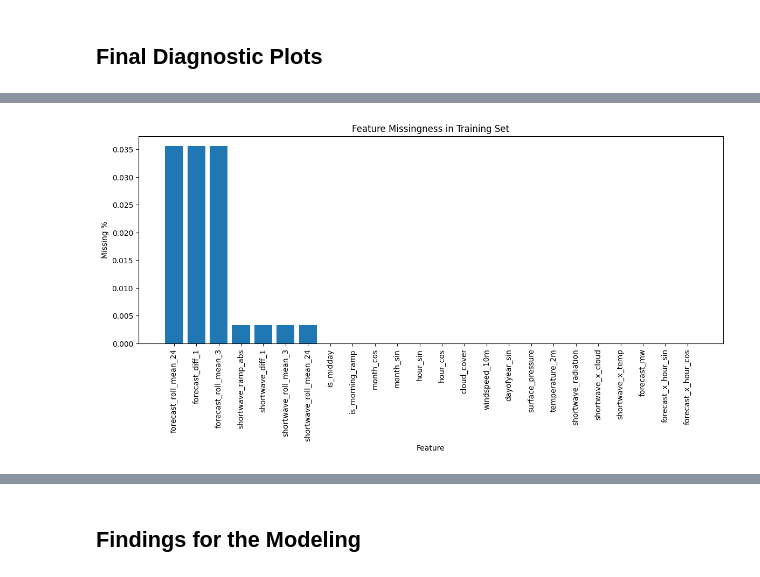
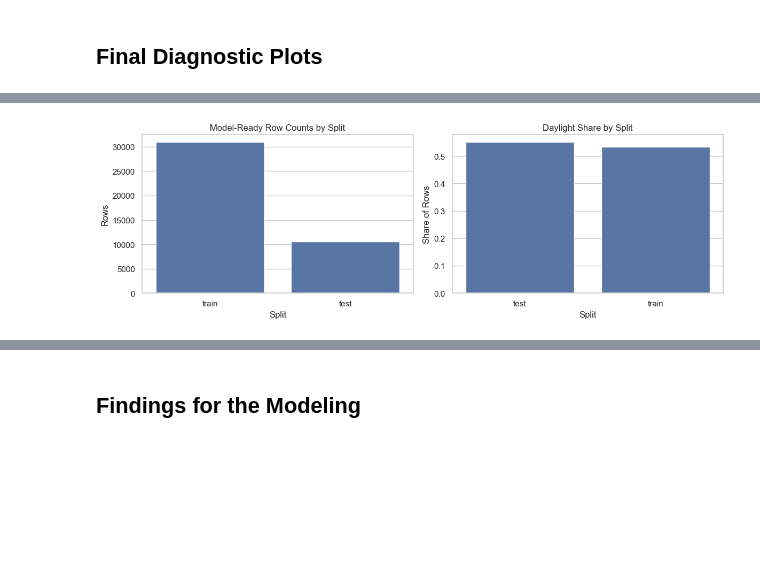
Before and after one commit to sumaitate/nyiso-solar-residual, a Jupyter notebook: notebooks/02_feature_engineering.ipynb, the cells around one changed output, grey strips where cells are left out. Drawn from its saved outputs; the diff is of its cells as text; code cells hidden in the pictures; blank space fills up the shorter version.

```diff
--- a/notebooks/02_feature_engineering.ipynb
+++ b/notebooks/02_feature_engineering.ipynb
@@ -111,6 +118,5 @@ solar gen is periodic with 24 hours and 365 days, sin(theta) = sin((2*pi*t)/T)
 # %%
 df_system["dayofyear_local"] = df_system["time_local"].dt.dayofyear
-df_system["weekofyear_local"] = df_system["time_local"].dt.isocalendar().week.astype(int)
 
 df_system["hour_sin"] = np.sin(2 * np.pi * df_system["hour_local"] / 24)
 df_system["hour_cos"] = np.cos(2 * np.pi * df_system["hour_local"] / 24)
@@ -125,7 +131,6 @@ df_system["dayofyear_cos"] = np.cos(2 * np.pi * df_system["dayofyear_local"] / 3
 # %%
 df_system["is_morning_ramp"] = df_system["hour_local"].between(6, 9).astype(int)
 df_system["is_midday"] = df_system["hour_local"].between(10, 14).astype(int)
-df_system["is_night"] = (df_system["is_daylight_proxy"] == 0).astype(int)
 # %% [markdown]
 ## Capacity Handling
 capacity ratio is forecast/installed cap
@@ -380,3 +337,5 @@ y_test Shape: (10534,)
+# %%
+df_system["dataset_split"] = np.where(df_system[ts_col] < split_date, "train", "test")
 # %% [markdown]
 ## Final Feature Diagnostics
 # %%
@@ -499,25 +431,24 @@ Output Path: C:\Users\sumai\Documents\ML_NYISOSolarForecasting\data\processed\04
 # %% [markdown]
 ## Final Diagnostic Plots
 # %%
-plot_df = model_ready_df.copy()
+recent_win = model_ready.tail(min(24 * 21, len(model_ready))).copy()
 
-recent_window = plot_df.tail(min(24 * 21, len(plot_df))).copy()
-
-missing_plot_df = (
-    feature_diagnostics[["feature", "missing_train_pct"]]
+missing_plot = (
+    feat_diags[["feature", "missing_train_pct"]]
     .sort_values("missing_train_pct", ascending=False)
     .reset_index(drop=True)
 )
 
 split_counts = (
-    model_ready_df["dataset_split"]
+    model_ready["dataset_split"]
     .value_counts()
     .rename_axis("dataset_split")
     .reset_index(name="row_count")
 )
 
-daylight_share = (
-    model_ready_df.assign(is_daylight=(model_ready_df["shortwave_radiation"] > 0).astype(int))
+day_share = (
+    model_ready
+    .assign(is_daylight=(model_ready["shortwave_radiation"] > 0).astype(int))
     .groupby("dataset_split", as_index=False)["is_daylight"]
     .mean()
 )
@@ -533,10 +474,16 @@ plt.show()
 # %%
-plt.figure(figsize=(14, 5))
-plt.bar(missing_plot_df["feature"], missing_plot_df["missing_train_pct"])
-plt.title("Feature Missingness in Training Set")
-plt.xlabel("Feature")
-plt.ylabel("Missing %")
-plt.xticks(rotation=90)
+fig, axes = plt.subplots(1, 2, figsize=(12, 4))
+sns.barplot(data=split_counts, x="dataset_split", y="row_count", ax=axes[0])
+axes[0].set_title("Model-Ready Row Counts by Split")
+axes[0].set_xlabel("Split")
+axes[0].set_ylabel("Rows")
+
+sns.barplot(data=day_share, x="dataset_split", y="is_daylight", ax=axes[1])
+axes[1].set_title("Daylight Share by Split")
+axes[1].set_xlabel("Split")
+axes[1].set_ylabel("Share of Rows")
+
+plt.tight_layout()
 plt.show()
 # %% [output]
-[figure, old version]
+[figure, new version]
```
Also changed, not shown: parts of 24 cells of this notebook, 6 other files.
